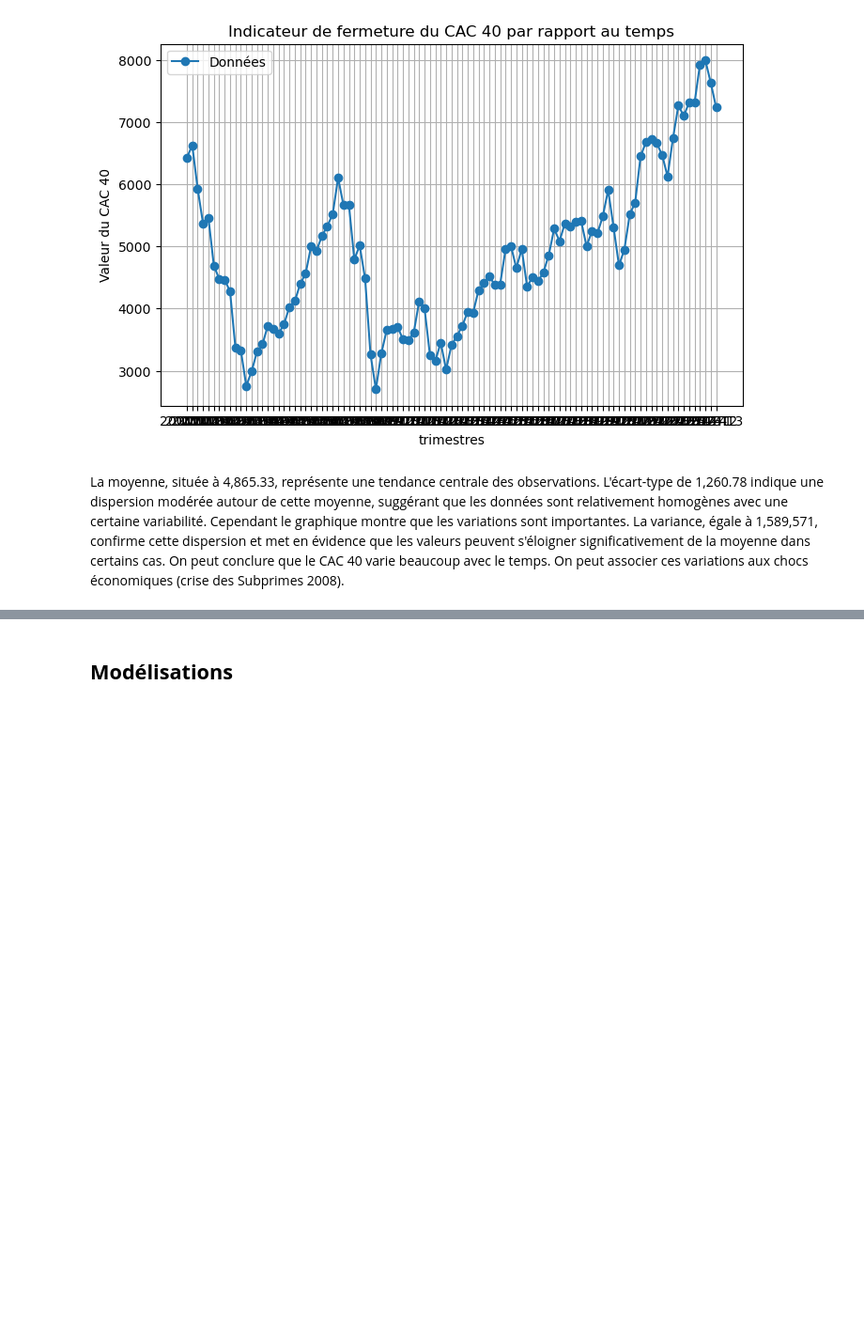
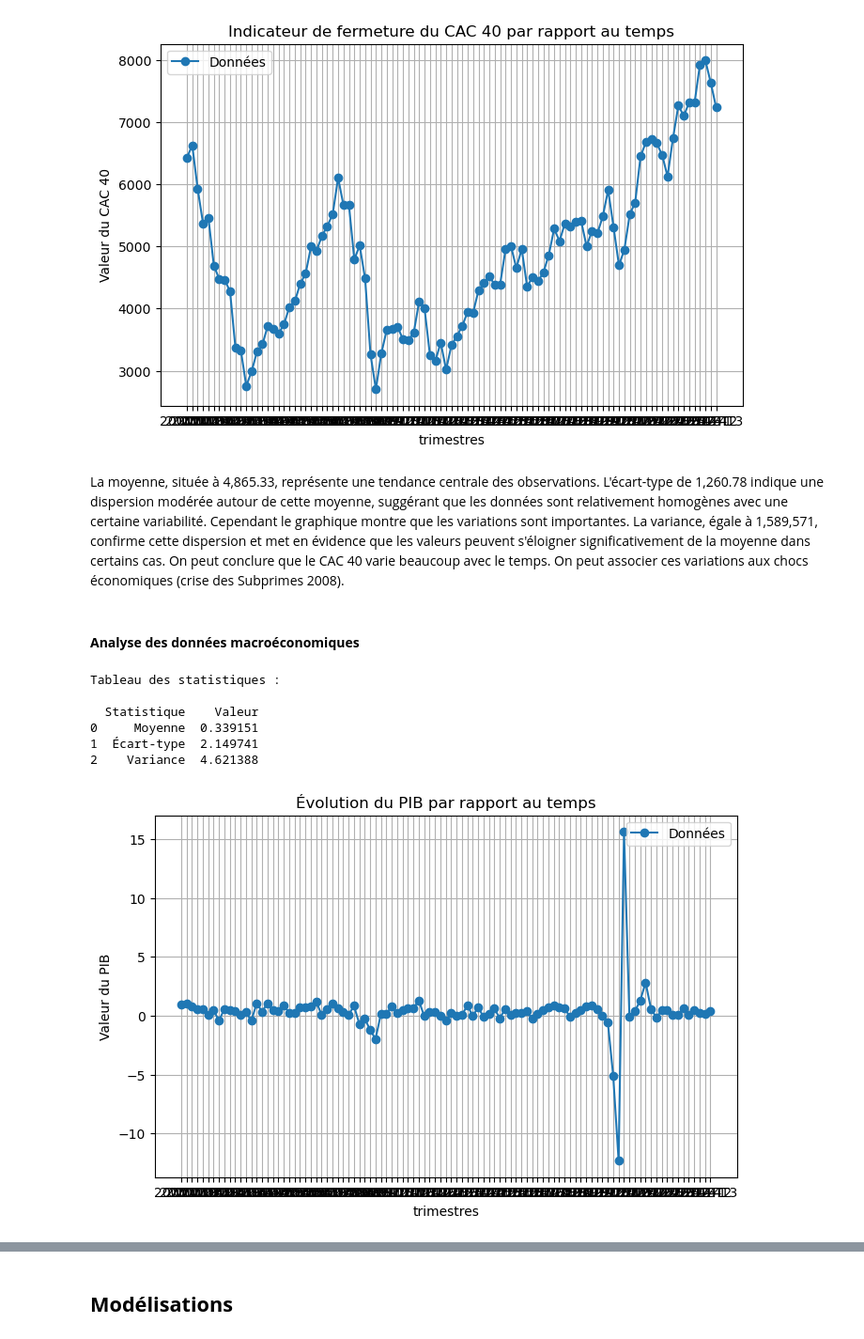
Before and after one commit to amreily/Projet-python-2A, a Jupyter notebook: Notebook_pythondata.ipynb, the cells around one changed output, grey strips where cells are left out. Shown at 94% size. Cells and saved outputs as stored; diff of their text form; code cells hidden in the pictures; blank space fills up the shorter version.

Commit message:
analyse

```diff
--- a/Notebook_pythondata.ipynb
+++ b/Notebook_pythondata.ipynb
@@ -543,3 +547,16 @@ Tableau des statistiques :
 [figure]
 # %% [markdown]
 La moyenne, située à 4,865.33, représente une tendance centrale des observations. L'écart-type de 1,260.78 indique une dispersion modérée autour de cette moyenne, suggérant que les données sont relativement homogènes avec une certaine variabilité. Cependant le graphique montre que les variations sont importantes. La variance, égale à 1,589,571, confirme cette dispersion et met en évidence que les valeurs peuvent s'éloigner significativement de la moyenne dans certains cas. On peut conclure que le CAC 40 varie beaucoup avec le temps. On peut associer ces variations aux chocs économiques (crise des Subprimes 2008).
+# %% [markdown]
+#### **Analyse des données macroéconomiques**
+# %%
+an.afficher_statistiques(df.ev_pib)
+an.tracer_graphique(df.ev_pib, titre_graphique="Évolution du PIB par rapport au temps", label_x="trimestres", label_y="Valeur du PIB")
+# %% [output]
+Tableau des statistiques :
+
+  Statistique    Valeur
+0     Moyenne  0.339151
+1  Écart-type  2.149741
+2    Variance  4.621388
+[figure, added]
```
Also changed, not shown: parts of 3 cells of this notebook, 1 other file.
